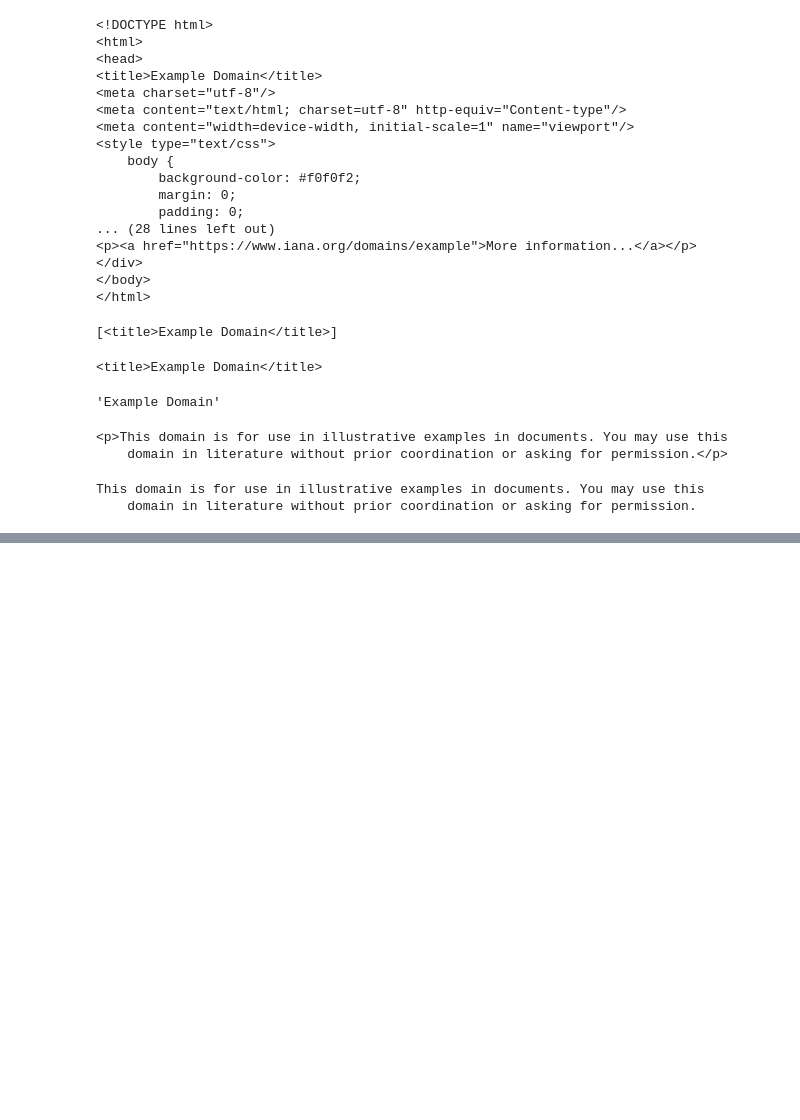
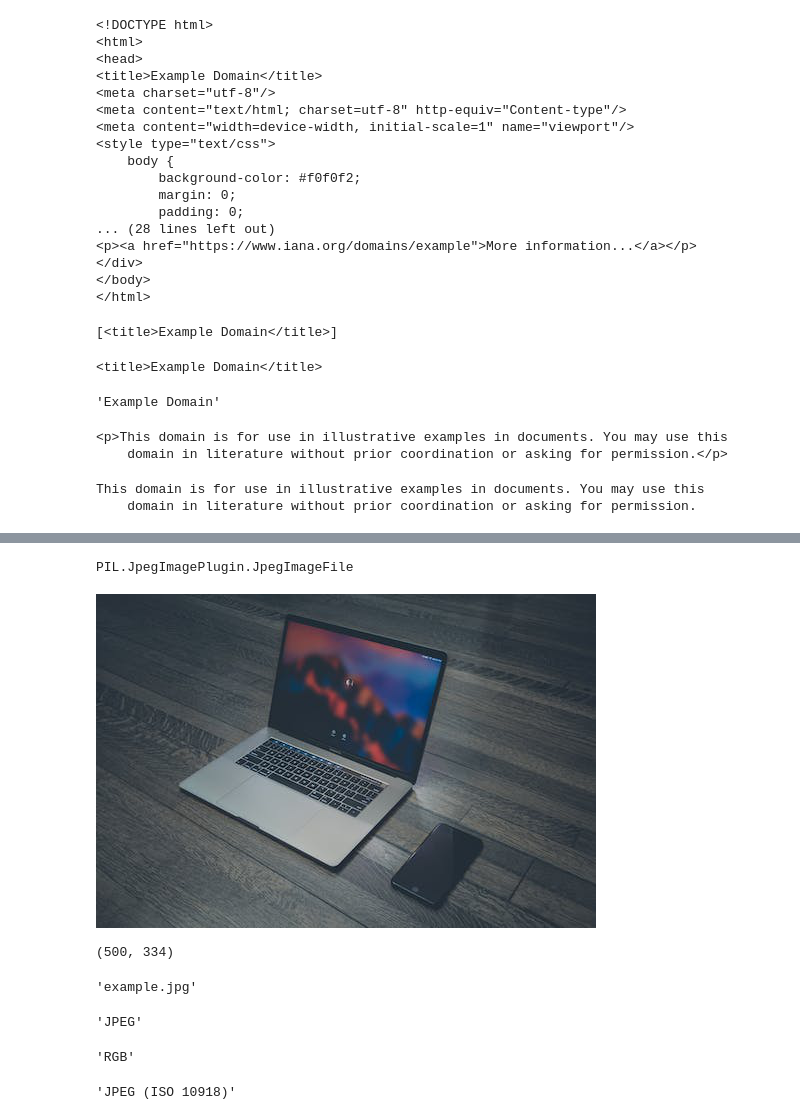
Before and after one commit to chshahid119/python-notes, a Jupyter notebook: Python Basic Notes by Shahid/PythonNotesPart02(8-end).ipynb, the cells around one changed output, grey strips where cells are left out. Drawn from its saved outputs; the diff is of its cells as text; code cells hidden in the pictures; blank space fills up the shorter version.

Commit message:
pillow image python module added

```diff
--- a/Python Basic Notes by Shahid/PythonNotesPart02(8-end).ipynb
+++ b/Python Basic Notes by Shahid/PythonNotesPart02(8-end).ipynb
@@ -1318,0 +1322,32 @@ for n in range(1,51):
+# %%
+mac=Image.open('example.jpg')
+# %%
+type(mac)
+# %% [output]
+PIL.JpegImagePlugin.JpegImageFile
+# %%
+# in jupyter notebook it shows image only using mac but while
+# working in pycharm we have to use mac.show() method to show image
+mac
+# %% [output]
+[figure, added]
+# %%
+mac.size
+# %% [output]
+(500, 334)
+# %%
+mac.filename
+# %% [output]
+'example.jpg'
+# %%
+mac.format
+# %% [output]
+'JPEG'
+# %%
+mac.mode
+# %% [output]
+'RGB'
+# %%
+mac.format_description
+# %% [output]
+'JPEG (ISO 10918)'
```
Also changed, not shown: parts of 72 cells of this notebook, 2 other files.
